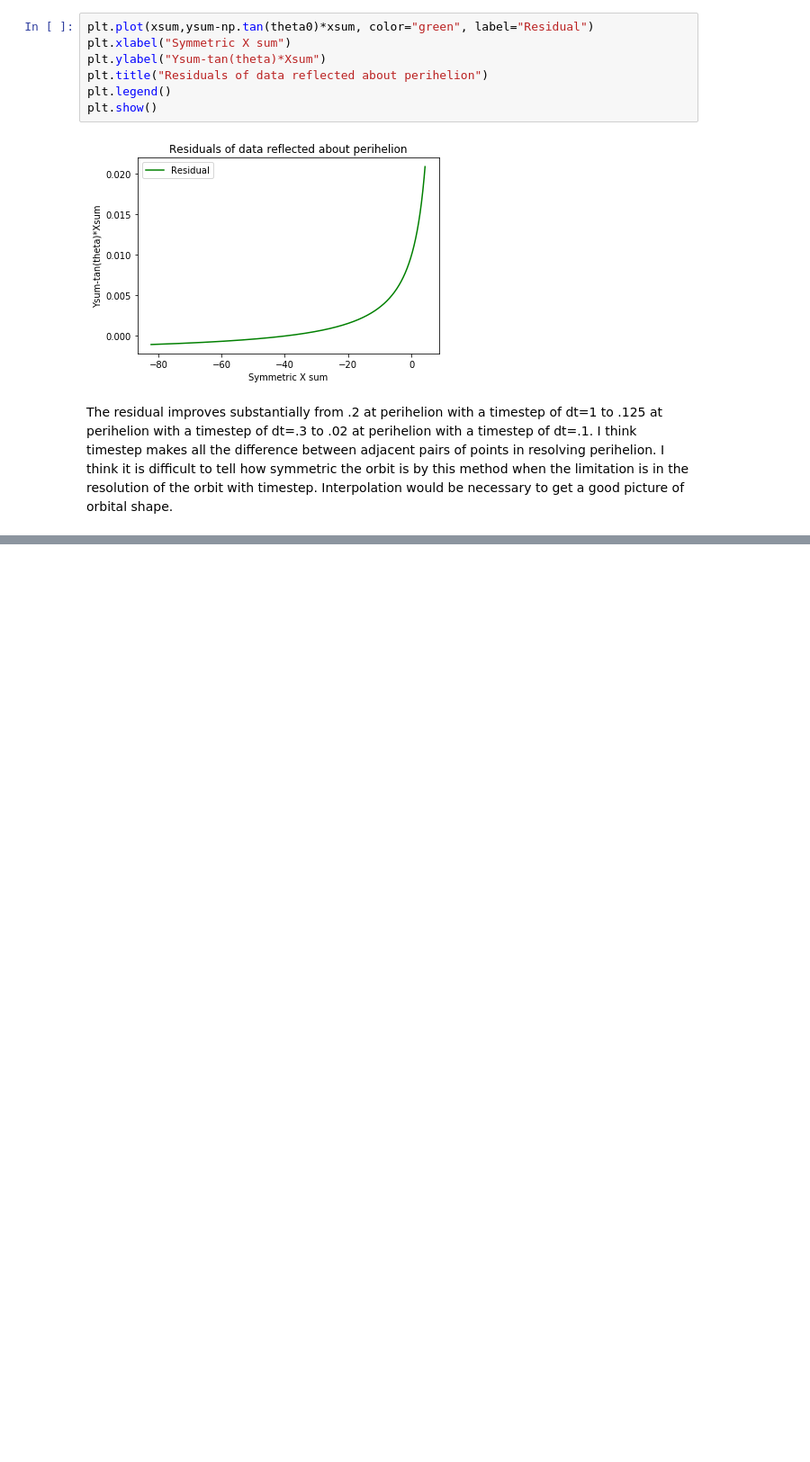
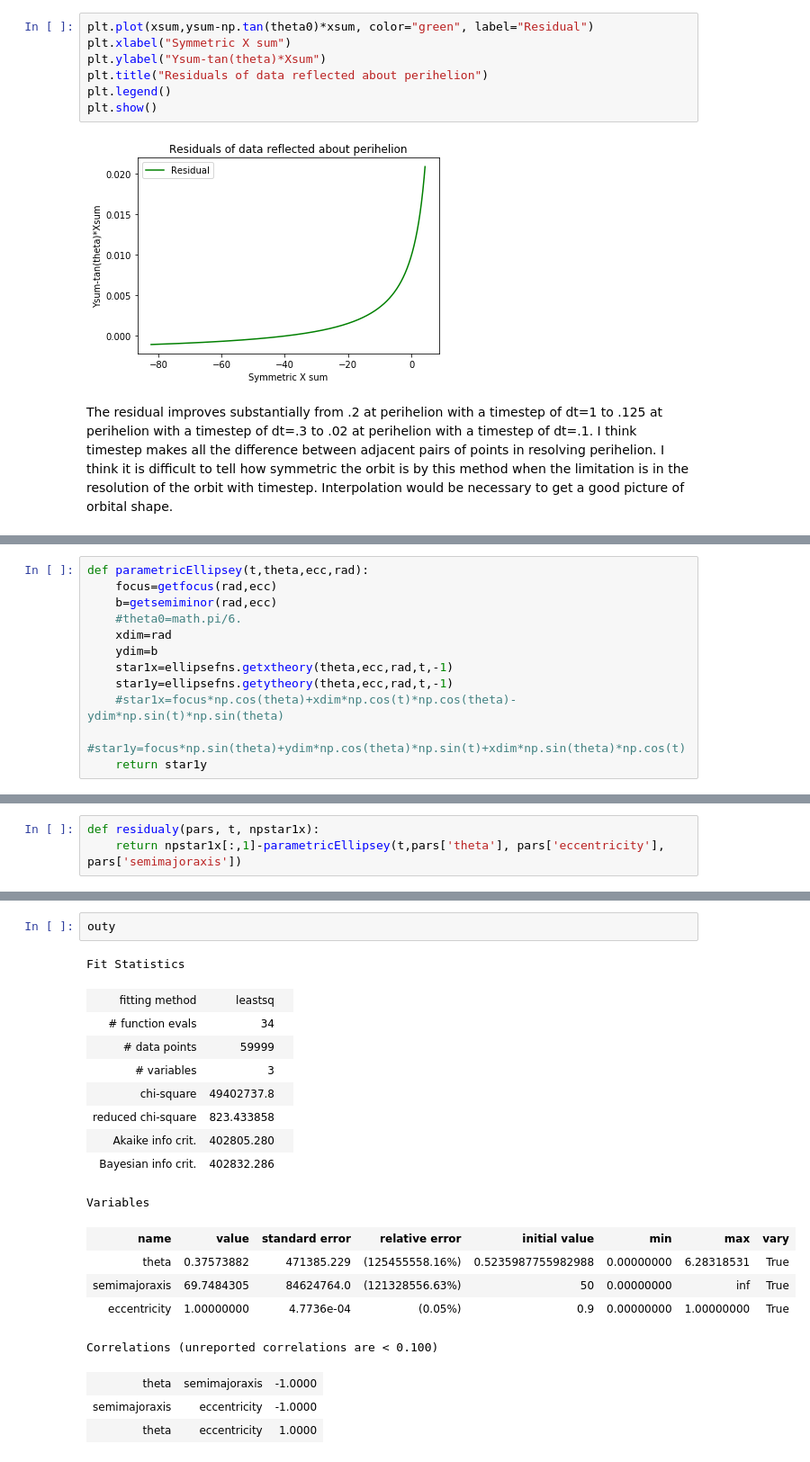
Before and after one commit to sdorsher/ManyBodyProblem, a Jupyter notebook: Vector Elliptical Refactored.ipynb, the cells around one changed output, grey strips where cells are left out. Shown at 90% size. Drawn from its saved outputs; the diff is of its cells as text; blank space fills up the shorter version.

```diff
--- a/Vector Elliptical Refactored.ipynb
+++ b/Vector Elliptical Refactored.ipynb
@@ -210,0 +241,12 @@ In the interest of accomplishing further orbital evolutions, I thin
+# %%
+def parametricEllipsey(t,theta,ecc,rad):
+    focus=getfocus(rad,ecc)
+    b=getsemiminor(rad,ecc)
+    #theta0=math.pi/6.
+    xdim=rad
+    ydim=b
+    star1x=ellipsefns.getxtheory(theta,ecc,rad,t,-1)
+    star1y=ellipsefns.getytheory(theta,ecc,rad,t,-1)
+    #star1x=focus*np.cos(theta)+xdim*np.cos(t)*np.cos(theta)-ydim*np.sin(t)*np.sin(theta)
+    #star1y=focus*np.sin(theta)+ydim*np.cos(theta)*np.sin(t)+xdim*np.sin(theta)*np.cos(t)
+    return star1y
@@ -210,0 +283,3 @@ In the interest of accomplishing further orbital evolutions, I thin
+# %%
+def residualy(pars, t, npstar1x):
+    return npstar1x[:,1]-parametricEllipsey(t,pars['theta'], pars['eccentricity'], pars['semimajoraxis'])
@@ -210,0 +343,21 @@ In the interest of accomplishing further orbital evolutions, I thin
+# %%
+outy
+# %% [output]
+Fit Statistics
+| fitting method | leastsq |  |
+| # function evals | 34 |  |
+| # data points | 59999 |  |
+| # variables | 3 |  |
+| chi-square | 49402737.8 |  |
+| reduced chi-square | 823.433858 |  |
+| Akaike info crit. | 402805.280 |  |
+| Bayesian info crit. | 402832.286 |  |
+Variables
+| name | value | standard error | relative error | initial value | min | max | vary |
+| theta | 0.37573882 | 471385.229 | (125455558.16%) | 0.5235987755982988 | 0.00000000 | 6.28318531 | True |
+| semimajoraxis | 69.7484305 | 84624764.0 | (121328556.63%) | 50 | 0.00000000 | inf | True |
+| eccentricity | 1.00000000 | 4.7736e-04 | (0.05%) | 0.9 | 0.00000000 | 1.00000000 | True |
+Correlations (unreported correlations are < 0.100)
+| theta | semimajoraxis | -1.0000 |
+| semimajoraxis | eccentricity | -1.0000 |
+| theta | eccentricity | 1.0000 |
```
Also changed, not shown: parts of 20 cells of this notebook.
